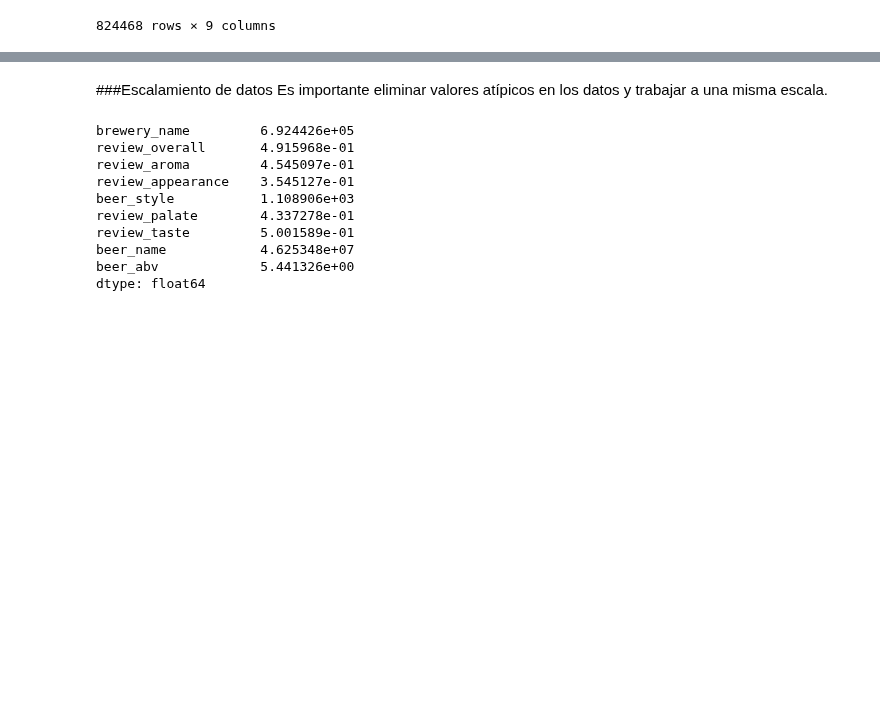
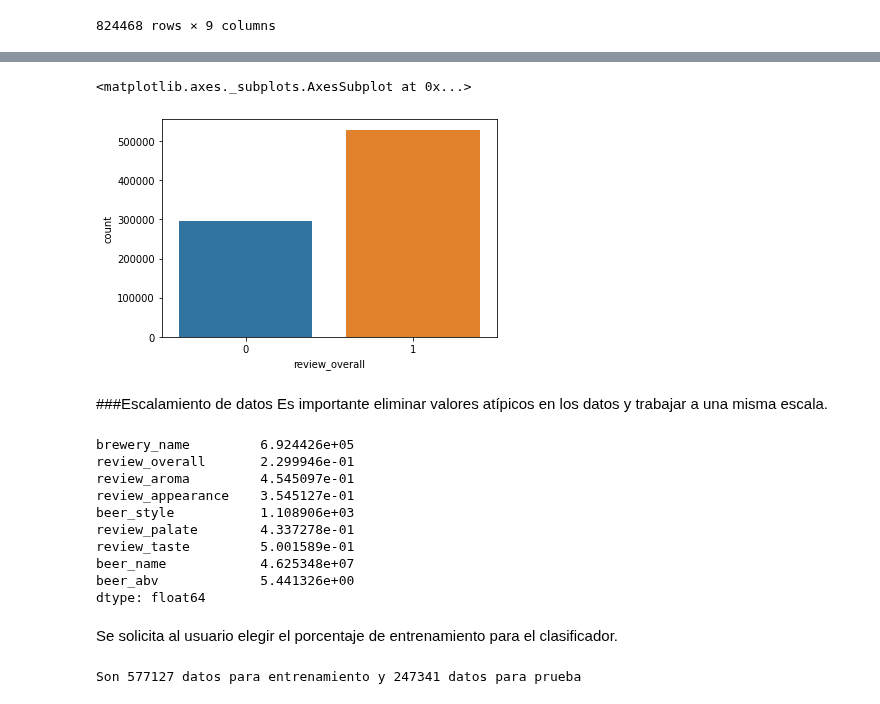
Before and after one commit to RonnyGuevara/Machine-Learning, a Jupyter notebook: TP7/TP7_ML.ipynb, the cells around one changed output, grey strips where cells are left out. Cells and saved outputs as stored; diff of their text form; code cells hidden in the pictures; blank space fills up the shorter version.

```diff
--- a/TP7/TP7_ML.ipynb
+++ b/TP7/TP7_ML.ipynb
@@ -290,3 +292,9 @@ df
+# %%
+df['review_overall']=df['review_overall'].map({4.0:1, 4.5:1, 5.0:1, 3.5:0, 3.0:0, 2.5:0, 2.0:0 ,1.5:0, 1.0:0, 0.0:0})
+sns.countplot(df['review_overall'],label="Count")
+# %% [output]
+<matplotlib.axes._subplots.AxesSubplot at 0x...>
+[figure, added]
 # %% [markdown]
 ###Escalamiento de datos
 Es importante eliminar valores atípicos en los datos y trabajar a una misma escala.
@@ -303,7 +312,7 @@ X_scaled = scaler.fit_transform(X)
 df.var(axis=0)
 # %% [output]
 brewery_name         6.924426e+05
-review_overall       4.915968e-01
+review_overall       2.299946e-01
 review_aroma         4.545097e-01
 review_appearance    3.545127e-01
 beer_style           1.108906e+03
@@ -312,3 +321,13 @@ review_taste         5.001589e-01
 beer_name            4.625348e+07
 beer_abv             5.441326e+00
 dtype: float64
+# %% [markdown]
+Se solicita al usuario elegir el porcentaje de entrenamiento para el clasificador.
+# %%
+#@title Seleccione el procentaje de entrenamiento { run: "auto" }
+test_size1 = 0.3 #@param {type:"slider", min:0, max:1, step:0.1}
+from sklearn.model_selection import train_test_split
+X_train, X_test, y_train, y_test = train_test_split(X_scaled, y, test_size = test_size1, random_state = 0)
+print('Son {} datos para entrenamiento y {} datos para prueba'.format(X_train.shape[0], X_test.shape[0]))
+# %% [output]
+Son 577127 datos para entrenamiento y 247341 datos para prueba
```
Also changed, not shown: parts of 27 cells of this notebook.
